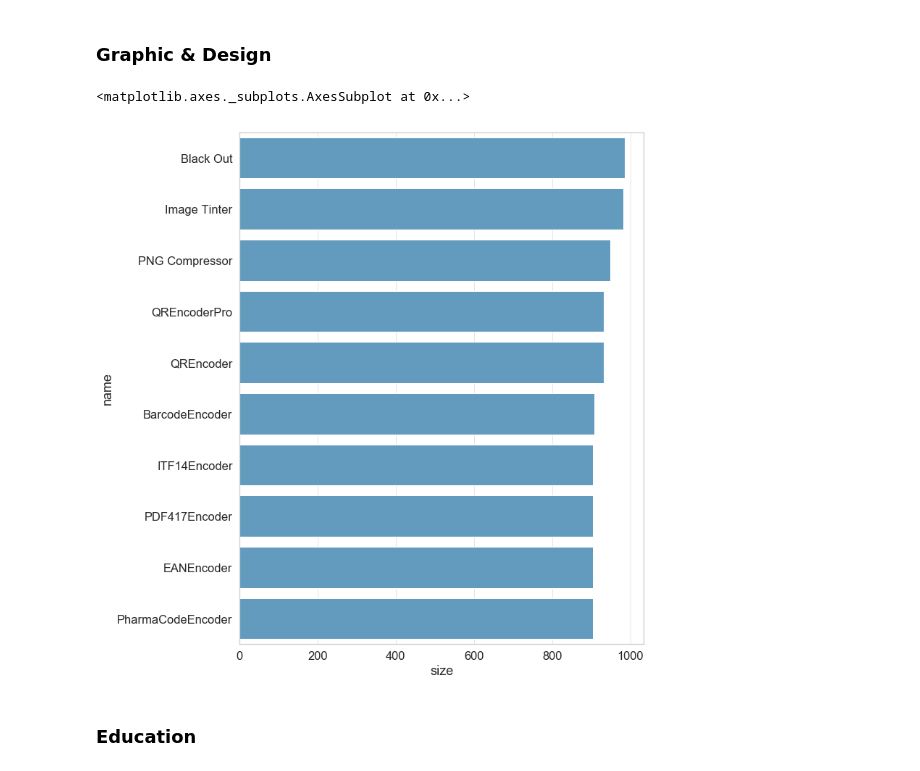
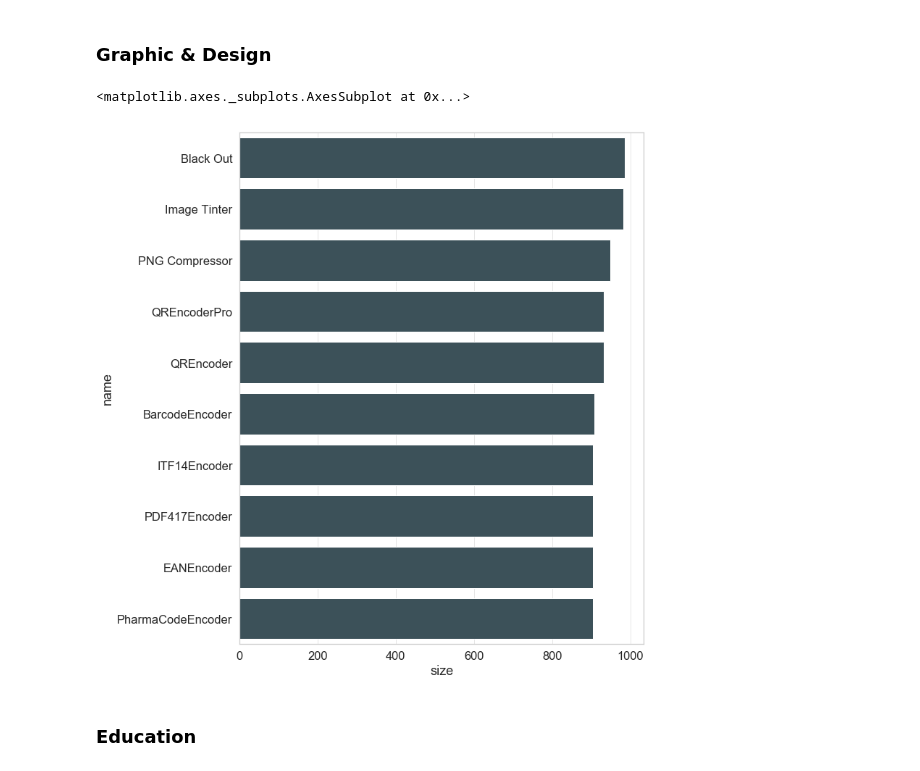
Before and after one commit to drucilal/Scraping_AppleMac_Store, a Jupyter notebook: Mac_EDA.ipynb, the cells around one changed output. Cells and saved outputs as stored; diff of their text form; code cells hidden in the pictures.

```diff
--- a/Mac_EDA.ipynb
+++ b/Mac_EDA.ipynb
@@ -153,6 +153,6 @@ This app is beneficial for students in the medical field who are seeking an addi
 # %% [markdown]
 ## Looking at Apps with the highest megabytes (MB)
 # %%
-mac.add_plot(medium_size, 'category', 'size', 'darkred')
+mac.add_plot(medium_size, 'category', 'size', 'darkblue')
 # %% [output]
 <matplotlib.axes._subplots.AxesSubplot at 0x...>
@@ -229,6 +237,6 @@ mac.apps_plot(medium_medical, 'size', 'name', 'darkred')
 # %% [markdown]
 ## Let's Look at the smallest apps (KB)
 # %%
-mac.add_plot(small_size, 'category', 'size', '#539ecd' )
+mac.add_plot(small_size, 'category', 'size', 'darkblue' )
 # %% [output]
 <matplotlib.axes._subplots.AxesSubplot at 0x...>
@@ -238,10 +246,10 @@ Findings: Here we can visualize that business, utilities, and music are the top
 # %% [markdown]
 ### Graphic & Design
 # %%
-mac.apps_plot(small_graphics, 'size', 'name', '#539ecd')
+mac.apps_plot(small_graphics, 'size', 'name', g)
 # %% [output]
 <matplotlib.axes._subplots.AxesSubplot at 0x...>
-[figure, old version]
+[figure, new version]
 # %% [markdown]
 ### Education
 # %%
```
Also changed, not shown: parts of 38 cells of this notebook, 2 other files.
